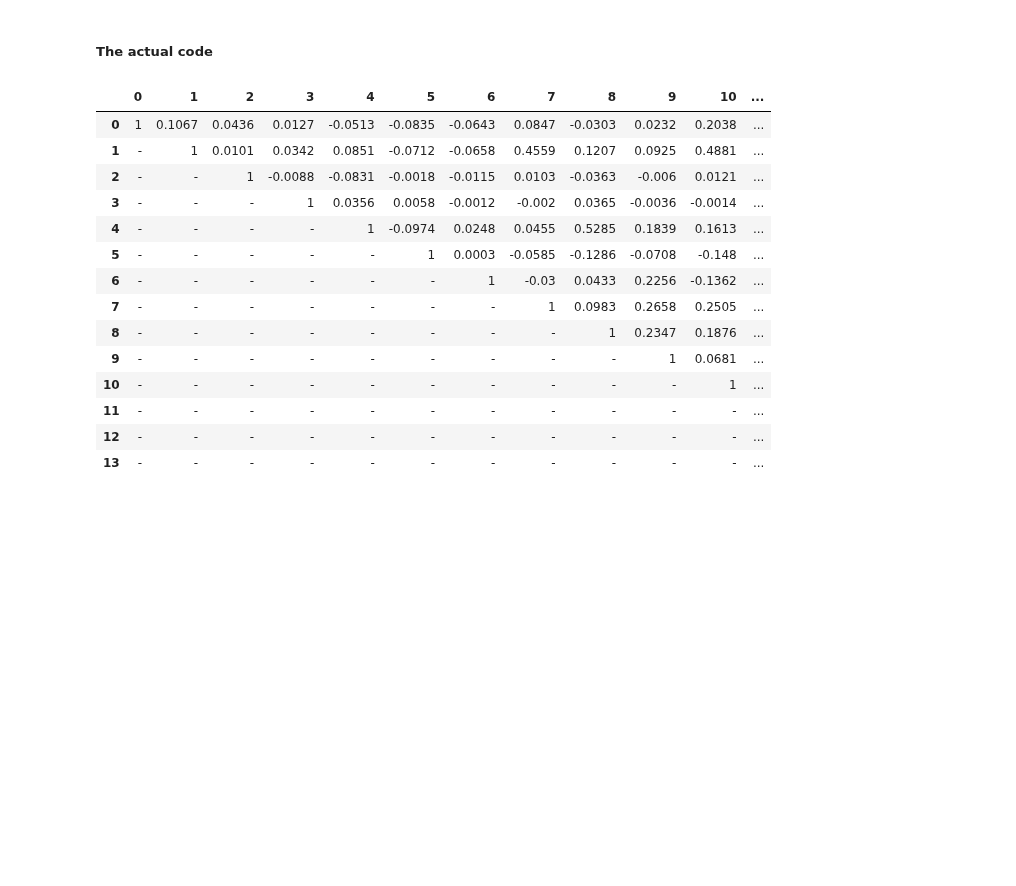
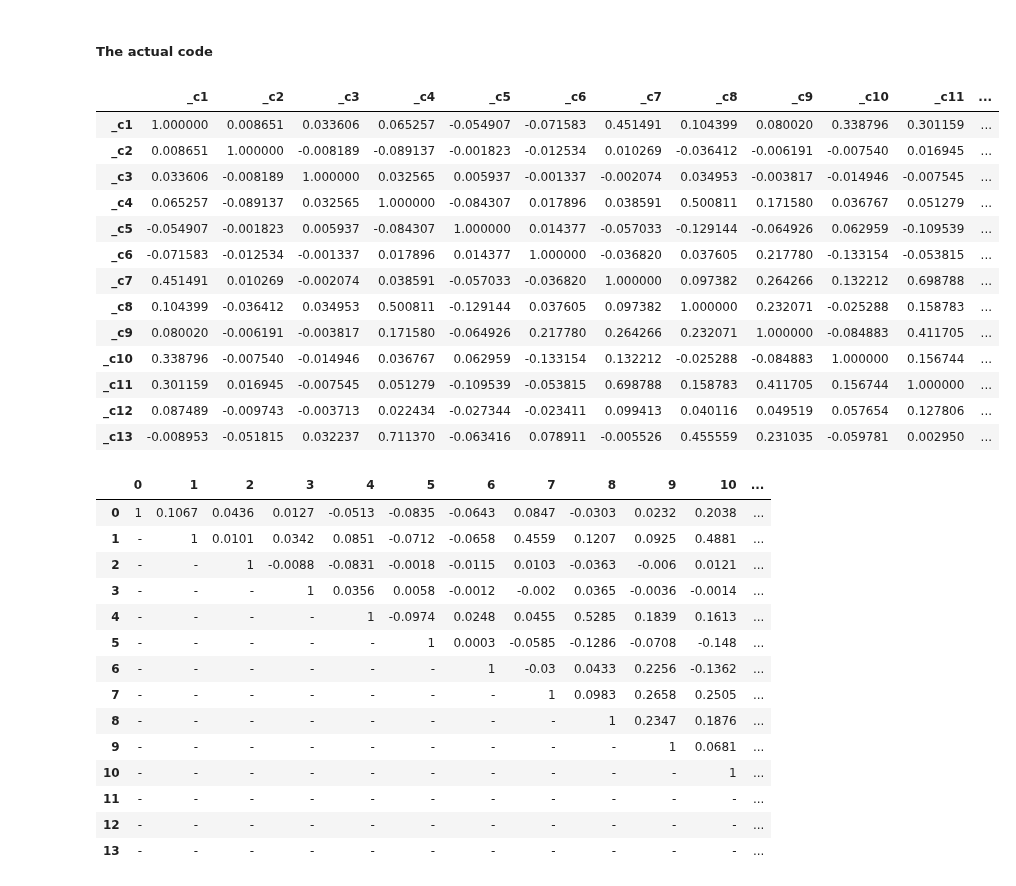
Before and after one commit to noahrandolph/Parallel-Click-Through-Rate-Predictor, a Jupyter notebook: misc_code/Alice.ipynb, the cells around one changed output. Saved outputs shown, nothing was run; the diff lists cells and outputs as text; code cells hidden in the pictures; blank space fills up the shorter version.

```diff
--- a/misc_code/Alice.ipynb
+++ b/misc_code/Alice.ipynb
@@ -166,0 +169,3 @@ traindf.groupBy("_c0").count().show()
+# %%
+#from pyspark.sql.functions import col, countDistinct
+x = traindf.agg(*(countDistinct(col(c)).alias(c) for c in traindf.columns)).show()
@@ -245,9 +271,9 @@ Row(_c14='05db9164', _c15='4f25e98b', _c16='12953a3d', _c17='9821c0ba', _c18='25
 # %% [markdown]
 ##### The actual code
 # %%
-fillna_dict_num = {key: value for (key, value) in zip(traindf.columns[1:14], [x[0] for x in traindf.approxQuantile(traindf.columns[1:14],[0.5],0)])}
+fillna_dict_num = {key: value for (key, value) in zip(traindf.columns[1:14], [x[0] for x in traindf.approxQuantile(traindf.columns[1:14],[0.5],0.05)])}
 # fillna_dict_cat = {key: value for (key, value) in zip(traindf.columns[14:], traindf.groupBy(traindf.columns[14:]).count().sort(desc("count")).collect()[0])}
-fillna_dict_cat = {key: value for (key, value) in zip(traindf.columns[14:], traindf.groupBy(traindf.columns[14:]).count().collect()[0])}
+fillna_dict_cat = {key: value for (key, value) in zip(traindf.columns[14:], traindf.groupBy(traindf.columns[14:]).count().sort(desc("count")).collect()[0])}
 traindf_nafilled = traindf.na.fill(fillna_dict_num).na.fill(fillna_dict_cat)
 #traindf_nafilled = traindf.na.fill(fillna_dict_cat)
 # %%
@@ -257,6 +283,30 @@ corr_matrix = np.zeros((14, 14), dtype=float)
 for i in range(14):
     for j in range(i,14):
         corr_matrix[i,j] = round(traindf.stat.corr(col_names[i], col_names[j]),4)
+# %%
+df = traindf_nafilled.select(traindf.columns[1:14])
+col_names = df.columns
+features = df.rdd.map(lambda row: row[0:])
+corr_mat=Statistics.corr(features, method="pearson")
+corr_df = pd.DataFrame(corr_mat)
+corr_df.index, corr_df.columns = col_names, col_names
+# %%
+corr_df
+# %% [output]
+|  | _c1 | _c2 | _c3 | _c4 | _c5 | _c6 | _c7 | _c8 | _c9 | _c10 | _c11 | ... |
+| _c1 | 1.000000 | 0.008651 | 0.033606 | 0.065257 | -0.054907 | -0.071583 | 0.451491 | 0.104399 | 0.080020 | 0.338796 | 0.301159 | ... |
+| _c2 | 0.008651 | 1.000000 | -0.008189 | -0.089137 | -0.001823 | -0.012534 | 0.010269 | -0.036412 | -0.006191 | -0.007540 | 0.016945 | ... |
+| _c3 | 0.033606 | -0.008189 | 1.000000 | 0.032565 | 0.005937 | -0.001337 | -0.002074 | 0.034953 | -0.003817 | -0.014946 | -0.007545 | ... |
+| _c4 | 0.065257 | -0.089137 | 0.032565 | 1.000000 | -0.084307 | 0.017896 | 0.038591 | 0.500811 | 0.171580 | 0.036767 | 0.051279 | ... |
+| _c5 | -0.054907 | -0.001823 | 0.005937 | -0.084307 | 1.000000 | 0.014377 | -0.057033 | -0.129144 | -0.064926 | 0.062959 | -0.109539 | ... |
+| _c6 | -0.071583 | -0.012534 | -0.001337 | 0.017896 | 0.014377 | 1.000000 | -0.036820 | 0.037605 | 0.217780 | -0.133154 | -0.053815 | ... |
+| _c7 | 0.451491 | 0.010269 | -0.002074 | 0.038591 | -0.057033 | -0.036820 | 1.000000 | 0.097382 | 0.264266 | 0.132212 | 0.698788 | ... |
+| _c8 | 0.104399 | -0.036412 | 0.034953 | 0.500811 | -0.129144 | 0.037605 | 0.097382 | 1.000000 | 0.232071 | -0.025288 | 0.158783 | ... |
+| _c9 | 0.080020 | -0.006191 | -0.003817 | 0.171580 | -0.064926 | 0.217780 | 0.264266 | 0.232071 | 1.000000 | -0.084883 | 0.411705 | ... |
+| _c10 | 0.338796 | -0.007540 | -0.014946 | 0.036767 | 0.062959 | -0.133154 | 0.132212 | -0.025288 | -0.084883 | 1.000000 | 0.156744 | ... |
+| _c11 | 0.301159 | 0.016945 | -0.007545 | 0.051279 | -0.109539 | -0.053815 | 0.698788 | 0.158783 | 0.411705 | 0.156744 | 1.000000 | ... |
+| _c12 | 0.087489 | -0.009743 | -0.003713 | 0.022434 | -0.027344 | -0.023411 | 0.099413 | 0.040116 | 0.049519 | 0.057654 | 0.127806 | ... |
+| _c13 | -0.008953 | -0.051815 | 0.032237 | 0.711370 | -0.063416 | 0.078911 | -0.005526 | 0.455559 | 0.231035 | -0.059781 | 0.002950 | ... |
 # %%
 pd.DataFrame(corr_matrix).replace(0, '-')
 # %% [output]
```
Also changed, not shown: parts of 9 cells of this notebook, 3 other files.
